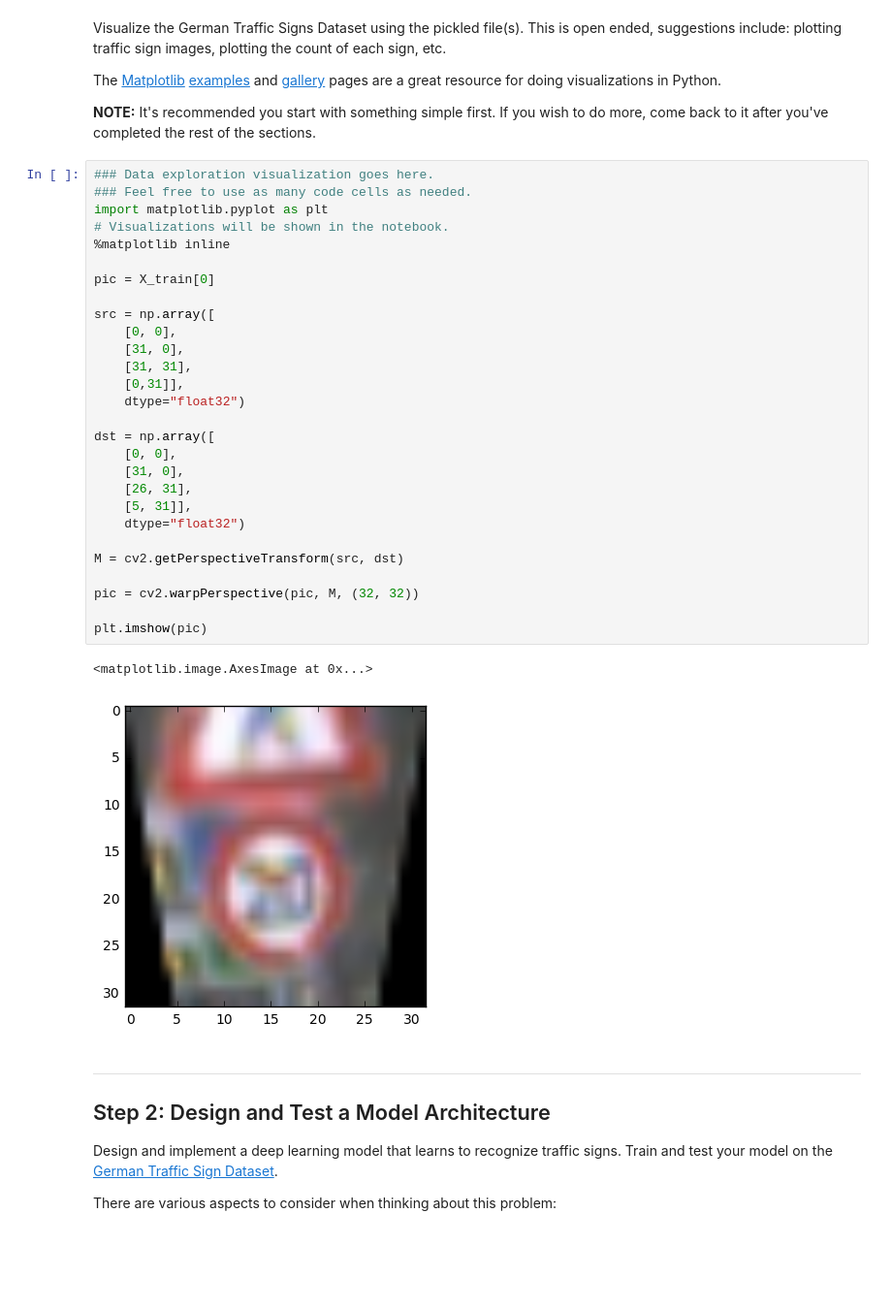
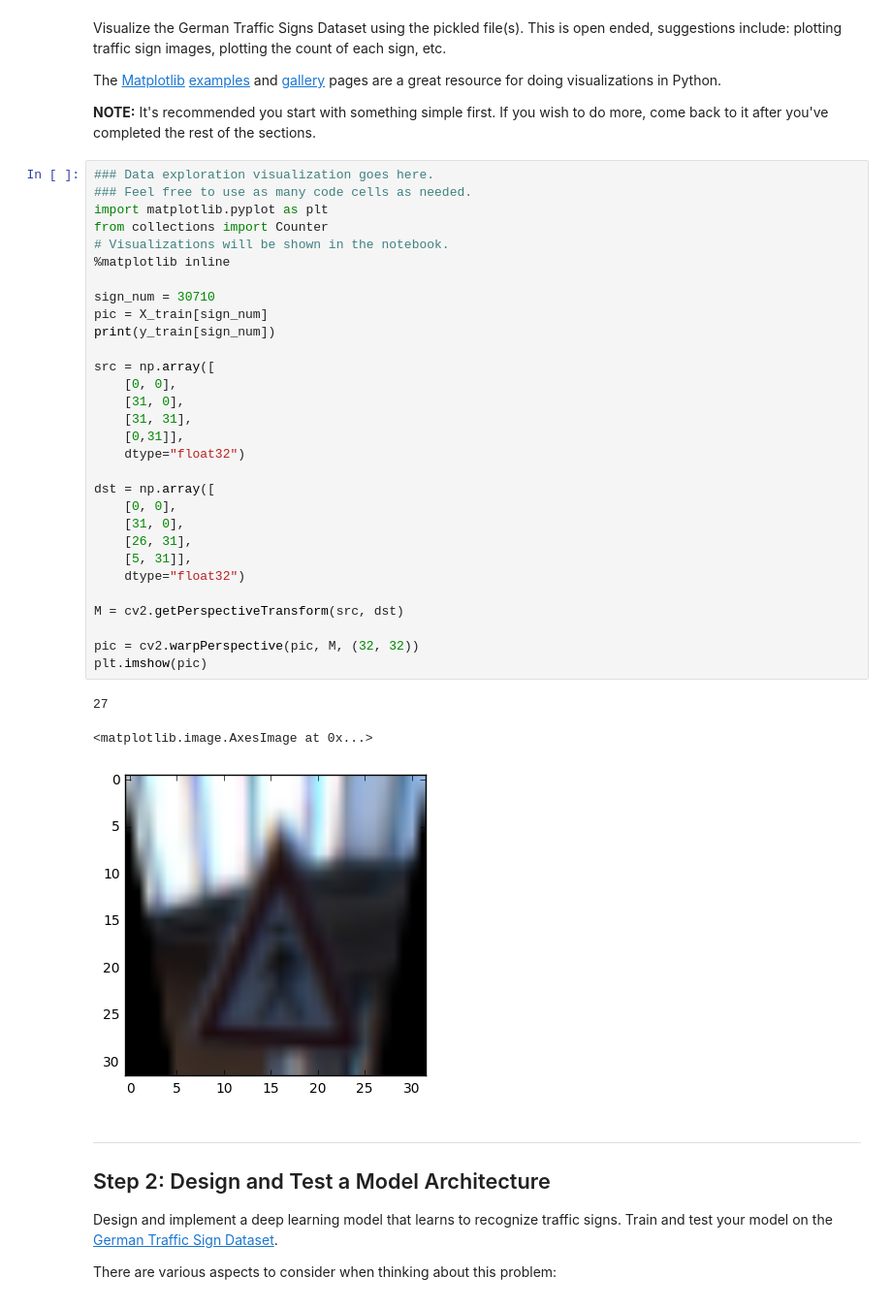
Before and after one commit to timmyneutron/CarND-Traffic-Sign-Classifier, a Jupyter notebook: Traffic_Sign_Classifier.ipynb, the cells around one changed output. Shown at 97% size. Saved outputs shown, nothing was run; the diff lists cells and outputs as text; blank space fills up the shorter version.

```diff
--- a/Traffic_Sign_Classifier.ipynb
+++ b/Traffic_Sign_Classifier.ipynb
@@ -82,34 +82,37 @@ The [Matplotlib](http://matplotlib.org/) [examples](http://matplotlib.org/exampl
 # %%
 ### Data exploration visualization goes here.
 ### Feel free to use as many code cells as needed.
 import matplotlib.pyplot as plt
+from collections import Counter
 # Visualizations will be shown in the notebook.
 %matplotlib inline
 
-pic = X_train[0]
+sign_num = 30710
+pic = X_train[sign_num]
+print(y_train[sign_num])
 
 src = np.array([
     [0, 0],
     [31, 0],
     [31, 31],
     [0,31]],
     dtype="float32")
 
 dst = np.array([
     [0, 0],
     [31, 0],
     [26, 31],
     [5, 31]],
     dtype="float32")
 
 M = cv2.getPerspectiveTransform(src, dst)
 
 pic = cv2.warpPerspective(pic, M, (32, 32))
-
 plt.imshow(pic)
 # %% [output]
-<matplotlib.image.AxesImage at 0x...>
+27
+<matplotlib.image.AxesImage at 0x...>
-[figure, old version]
+[figure, new version]
 # %% [markdown]
 ----
 
```
Also changed, not shown: parts of 17 cells of this notebook, 3 other files.
